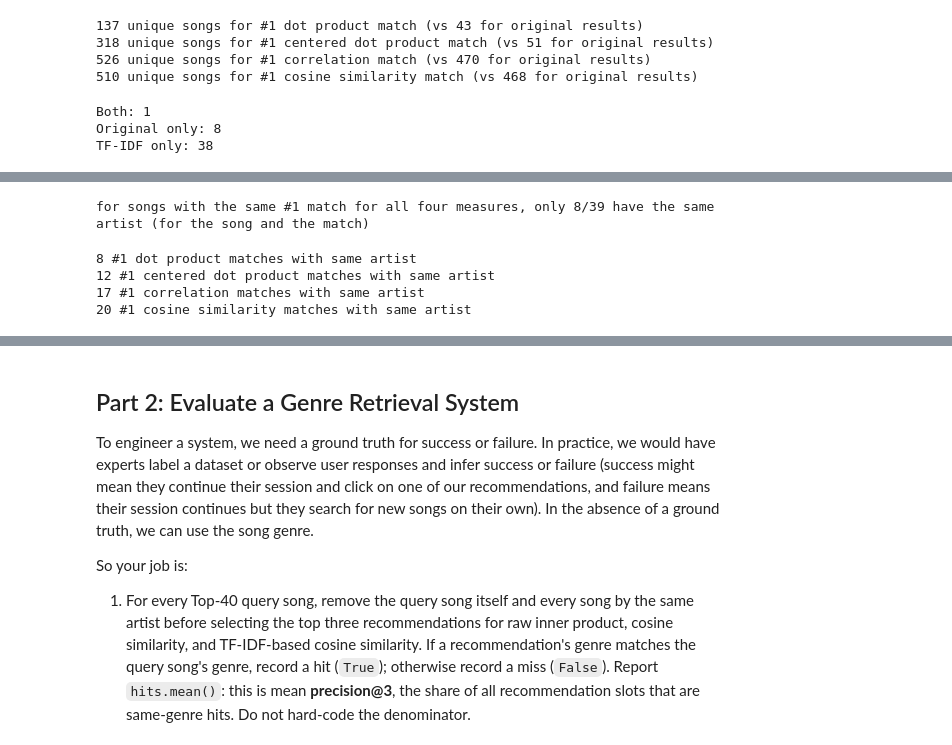
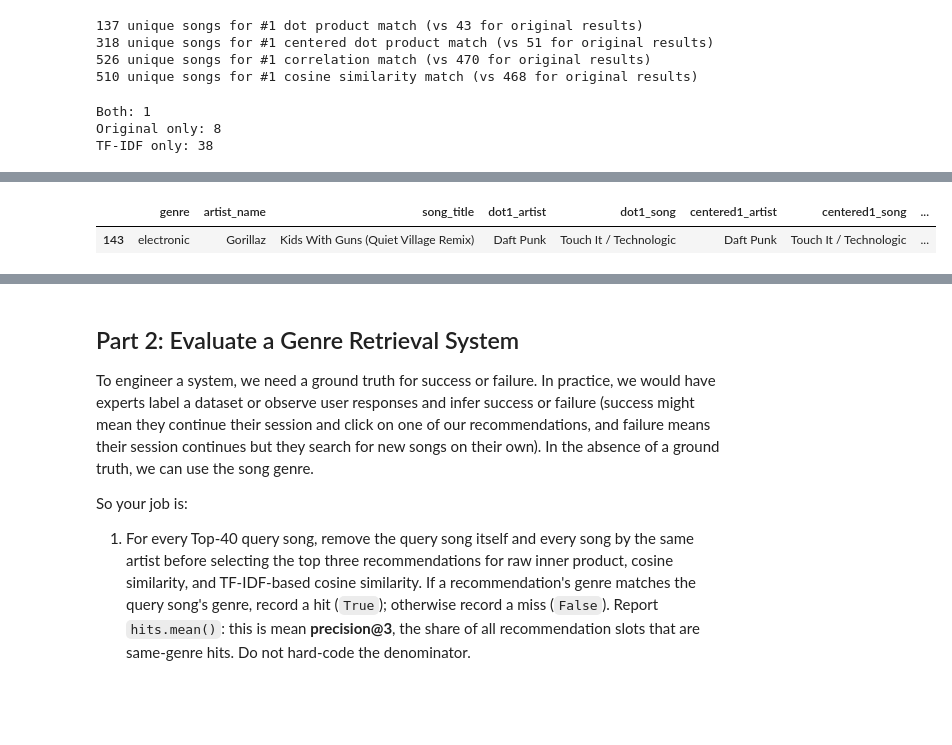
Before and after one commit to ae-phillips/uu_vectors_and_matrices, a Jupyter notebook: Thursday Lab/lab_01.ipynb, the cells around one changed output, grey strips where cells are left out. Saved outputs shown, nothing was run; the diff lists cells and outputs as text; code cells hidden in the pictures; blank space fills up the shorter version.

```diff
--- a/Thursday Lab/lab_01.ipynb
+++ b/Thursday Lab/lab_01.ipynb
@@ -914,46 +938,52 @@ print("Both:", len(original_songs & tfidf_songs))
 print("Original only:", len(original_songs - tfidf_songs))
 print("TF-IDF only:", len(tfidf_songs - original_songs))
 
 selected_tfidf = tfidf_all4[
     tfidf_all4["song_id"].isin(results_all4["song_id"])
+]
+
+
+selected_results = results_all4[
+    [
+        "genre",
+        "artist_name",
+        "song_title",
+        "dot1_artist",
+        "dot1_song",
+        "centered1_artist",
+        "centered1_song",
+        "corr1_artist",
+        "corr1_song",
+        "cos1_artist",
+        "cos1_song"
+    ]
 ]
 
 # which song do they both share?
 selected_tfidf = selected_tfidf[
     [
         "genre",
         "artist_name",
         "song_title",
         "dot1_artist",
         "dot1_song",
         "centered1_artist",
         "centered1_song",
         "corr1_artist",
         "corr1_song",
         "cos1_artist",
         "cos1_song"
     ]
 ]
 
-selected_tfidf
+display(selected_tfidf)
+
+selected_results[selected_results["artist_name"] == "Gorillaz"]
 # %% [output]
 Both: 1
 Original only: 8
 TF-IDF only: 38
 |  | genre | artist_name | song_title | dot1_artist | dot1_song | centered1_artist | centered1_song | ... |
 | 143 | electronic | Gorillaz | Kids With Guns (Quiet Village Remix) | Gorillaz | Kids With Guns (Jamie T's Turns T... | Gorillaz | Kids With Guns (Jamie T's Turns T... | ... |
+|  | genre | artist_name | song_title | dot1_artist | dot1_song | centered1_artist | centered1_song | ... |
+| 143 | electronic | Gorillaz | Kids With Guns (Quiet Village Remix) | Daft Punk | Touch It / Technologic | Daft Punk | Touch It / Technologic | ... |
-# %%
-# For tf-idf songs with the same top 4, are the artists the same?
-print(f"for songs with the same #1 match for all four measures, only {(tfidf_all4["artist_name"] == tfidf_all4["dot1_artist"]).sum()}/{tfidf_all4["artist_name"].count()} have the same artist (for the song and the match)")
-# %% [output]
-for songs with the same #1 match for all four measures, only 8/39 have the same artist (for the song and the match)
-# %%
-print(f"{(top_40_tfidf["artist_name"] == top_40_tfidf["dot1_artist"]).sum()} #1 dot product matches with same artist")
-print(f"{(top_40_tfidf["artist_name"] == top_40_tfidf["centered1_artist"]).sum()} #1 centered dot product matches with same artist")
-print(f"{(top_40_tfidf["artist_name"] == top_40_tfidf["corr1_artist"]).sum()} #1 correlation matches with same artist")
-print(f"{(top_40_tfidf["artist_name"] == top_40_tfidf["cos1_artist"]).sum()} #1 cosine similarity matches with same artist")
-# %% [output]
-8 #1 dot product matches with same artist
-12 #1 centered dot product matches with same artist
-17 #1 correlation matches with same artist
-20 #1 cosine similarity matches with same artist
```
Also changed, not shown: parts of 2 cells of this notebook.
